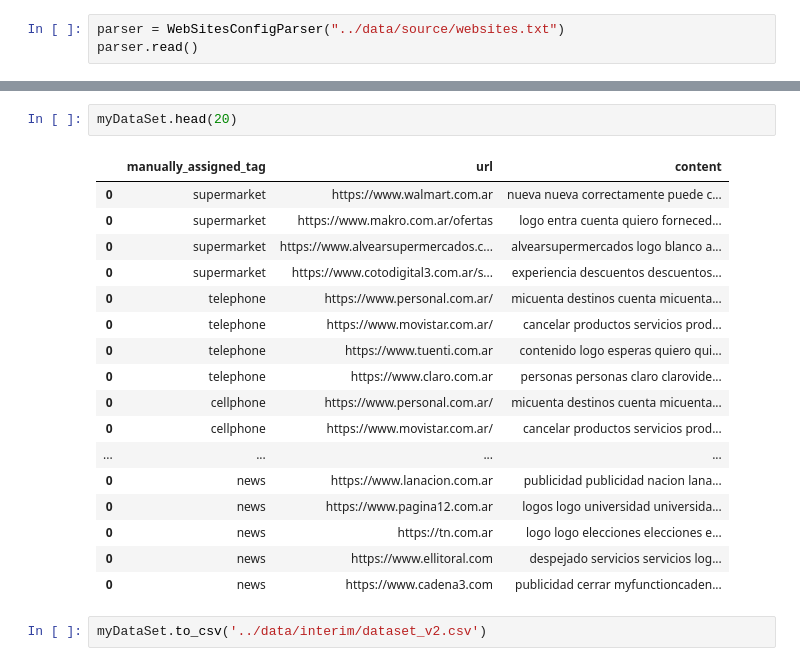
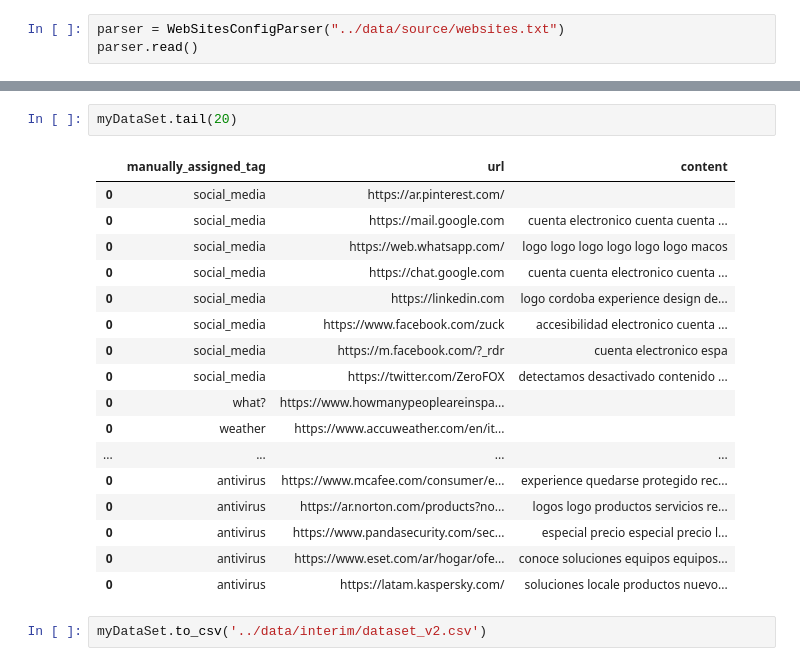
Before and after one commit to SofiaArancibia/topic_modeling, a Jupyter notebook: src/dataset.ipynb, the cells around one changed output, grey strips where cells are left out. Drawn from its saved outputs; the diff is of its cells as text.

```diff
--- a/src/dataset.ipynb
+++ b/src/dataset.ipynb
@@ -188,24 +187,24 @@ Formatting content...
 Gathering content...
 Formatting content...
 # %%
-myDataSet.head(20)
+myDataSet.tail(20)
 # %% [output]
 |  | manually_assigned_tag | url | content |
-| 0 | supermarket | https://www.walmart.com.ar | nueva nueva correctamente puede c... |
-| 0 | supermarket | https://www.makro.com.ar/ofertas | logo entra cuenta quiero forneced... |
-| 0 | supermarket | https://www.alvearsupermercados.c... | alvearsupermercados logo blanco a... |
-| 0 | supermarket | https://www.cotodigital3.com.ar/s... | experiencia descuentos descuentos... |
-| 0 | telephone | https://www.personal.com.ar/ | micuenta destinos cuenta micuenta... |
-| 0 | telephone | https://www.movistar.com.ar/ | cancelar productos servicios prod... |
-| 0 | telephone | https://www.tuenti.com.ar | contenido logo esperas quiero qui... |
-| 0 | telephone | https://www.claro.com.ar | personas personas claro clarovide... |
-| 0 | cellphone | https://www.personal.com.ar/ | micuenta destinos cuenta micuenta... |
-| 0 | cellphone | https://www.movistar.com.ar/ | cancelar productos servicios prod... |
+| 0 | social_media | https://ar.pinterest.com/ |  |
+| 0 | social_media | https://mail.google.com | cuenta electronico cuenta cuenta ... |
+| 0 | social_media | https://web.whatsapp.com/ | logo logo logo logo logo logo macos |
+| 0 | social_media | https://chat.google.com | cuenta cuenta electronico cuenta ... |
+| 0 | social_media | https://linkedin.com | logo cordoba experience design de... |
+| 0 | social_media | https://www.facebook.com/zuck | accesibilidad electronico cuenta ... |
+| 0 | social_media | https://m.facebook.com/?_rdr | cuenta electronico espa |
+| 0 | social_media | https://twitter.com/ZeroFOX | detectamos desactivado contenido ... |
+| 0 | what? | https://www.howmanypeopleareinspa... |  |
+| 0 | weather | https://www.accuweather.com/en/it... |  |
 | ... | ... | ... | ... |
-| 0 | news | https://www.lanacion.com.ar | publicidad publicidad nacion lana... |
-| 0 | news | https://www.pagina12.com.ar | logos logo universidad universida... |
-| 0 | news | https://tn.com.ar | logo logo elecciones elecciones e... |
-| 0 | news | https://www.ellitoral.com | despejado servicios servicios log... |
-| 0 | news | https://www.cadena3.com | publicidad cerrar myfunctioncaden... |
+| 0 | antivirus | https://www.mcafee.com/consumer/e... | experience quedarse protegido rec... |
+| 0 | antivirus | https://ar.norton.com/products?no... | logos logo productos servicios re... |
+| 0 | antivirus | https://www.pandasecurity.com/sec... | especial precio especial precio l... |
+| 0 | antivirus | https://www.eset.com/ar/hogar/ofe... | conoce soluciones equipos equipos... |
+| 0 | antivirus | https://latam.kaspersky.com/ | soluciones locale productos nuevo... |
 # %%
 myDataSet.to_csv('../data/interim/dataset_v2.csv')
```
Also changed, not shown: parts of 3 cells of this notebook, 5 other files.
